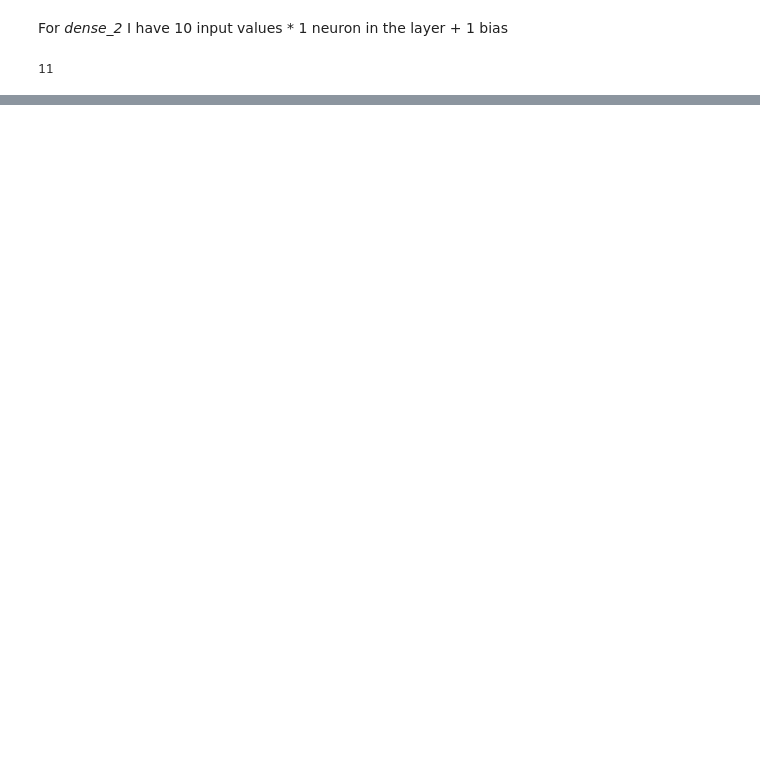
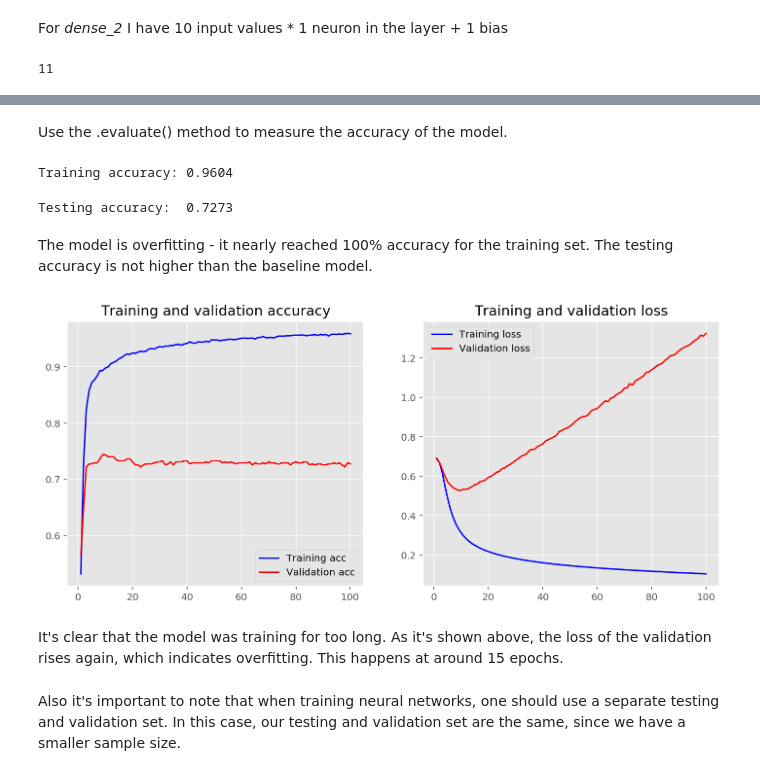
Before and after one commit to PukkaPad/Text-classification-using-Review-data, a Jupyter notebook: TextClassification-Keras.ipynb, the cells around one changed output, grey strips where cells are left out. Drawn from its saved outputs; the diff is of its cells as text; code cells hidden in the pictures; blank space fills up the shorter version.

```diff
--- a/TextClassification-Keras.ipynb
+++ b/TextClassification-Keras.ipynb
@@ -596,0 +636,2 @@ from keras import layers
+# %%
+X_test  = tfidf.transform(list(X_test.map(lambda tokens: ' '.join(tokens))))
@@ -597,2 +642,4 @@ from keras import layers
+# %%
+X_train = features
 # %%
-input_dim = X_train.shape[0]
+input_dim = X_train.shape[1]
@@ -651,0 +703,7 @@ For *dense_2* I have 10 input values * 1 neuron in the layer + 1 bias
+# %%
+md = model.fit(
+    X_train,
+    y_train,
+    epochs=100,
+    verbose=False,
+    validation_data=(X_test, y_test))
@@ -651,0 +714,2 @@ For *dense_2* I have 10 input values * 1 neuron in the layer + 1 bias
+# %% [markdown]
+Use the .evaluate() method to measure the accuracy of the model.
@@ -651,0 +718,19 @@ For *dense_2* I have 10 input values * 1 neuron in the layer + 1 bias
+# %%
+print("Training accuracy: {:.4f}".format(accuracy))
+# %% [output]
+Training accuracy: 0.9604
+# %%
+loss, accuracy = model.evaluate(X_test, y_test, verbose=False)
+print("Testing accuracy:  {:.4f}".format(accuracy))
+# %% [output]
+Testing accuracy:  0.7273
+# %% [markdown]
+The model is overfitting  - it nearly reached 100% accuracy for the training set. The testing accuracy is not higher than the baseline model.
+# %%
+plot_history(md)
+# %% [output]
+[figure, added]
+# %% [markdown]
+It's clear that the model was training for too long.  As it's shown above, the loss of the validation rises again, which indicates overfitting. This happens at around 15 epochs.
+# %% [markdown]
+Also it's important to note that when training neural networks, one should use a separate testing and validation set. In this case, our testing and validation set are the same, since we have a smaller sample size.
```
Also changed, not shown: parts of 18 cells of this notebook, 1 other file.
